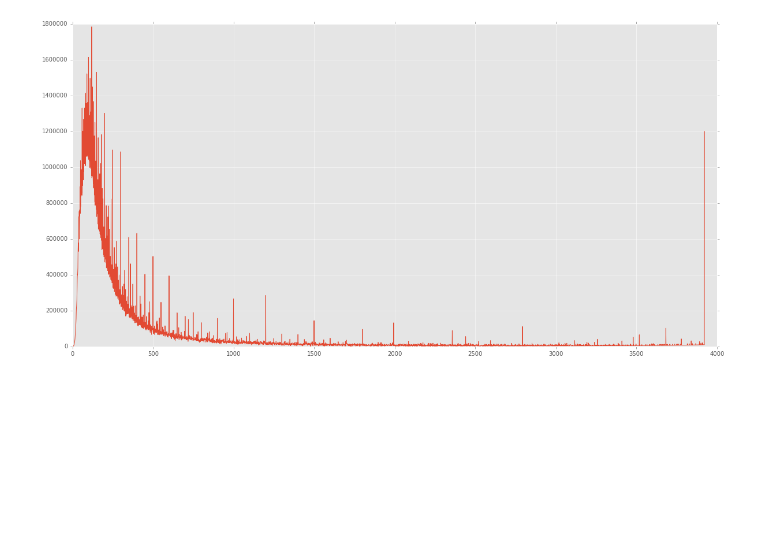
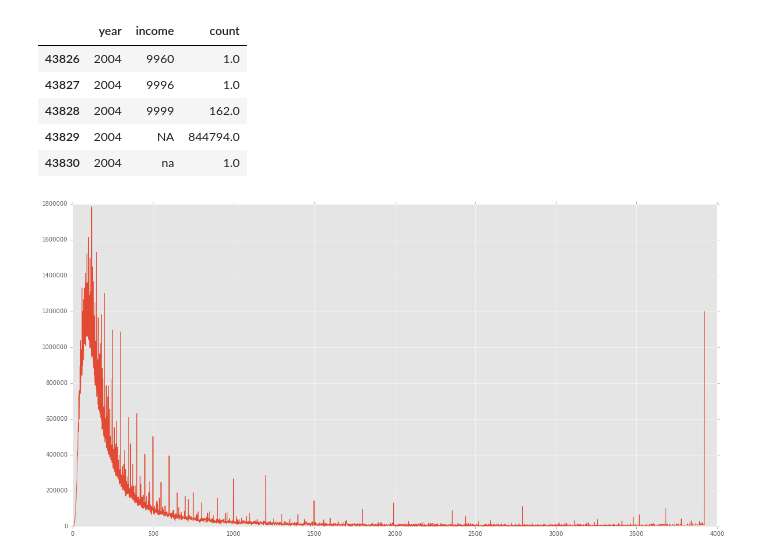
Before and after one commit to Kibrael/Edits, a Jupyter notebook: distribution viz.ipynb, the cells around one changed output. Drawn from its saved outputs; the diff is of its cells as text; code cells hidden in the pictures; blank space fills up the shorter version.

```diff
--- a/distribution viz.ipynb
+++ b/distribution viz.ipynb
@@ -77,6 +77,15 @@ inc_2014['log'] = inc_2014.amountXcount.map(log)
 inc_2014['sqrt'] = inc_2014.amountXcount.map(sqrt)
 #dist_2014
 #inc_2014
+# %%
+inc_df.tail()
+# %% [output]
+|  | year | income | count |
+| 43826 | 2004 | 9960 | 1.0 |
+| 43827 | 2004 | 9996 | 1.0 |
+| 43828 | 2004 | 9999 | 162.0 |
+| 43829 | 2004 | NA | 844794.0 |
+| 43830 | 2004 | na | 1.0 |
 # %%
 num_bins = 75
 df_min = dist_2014.amount.min()
```
Also changed, not shown: 17 other files.
